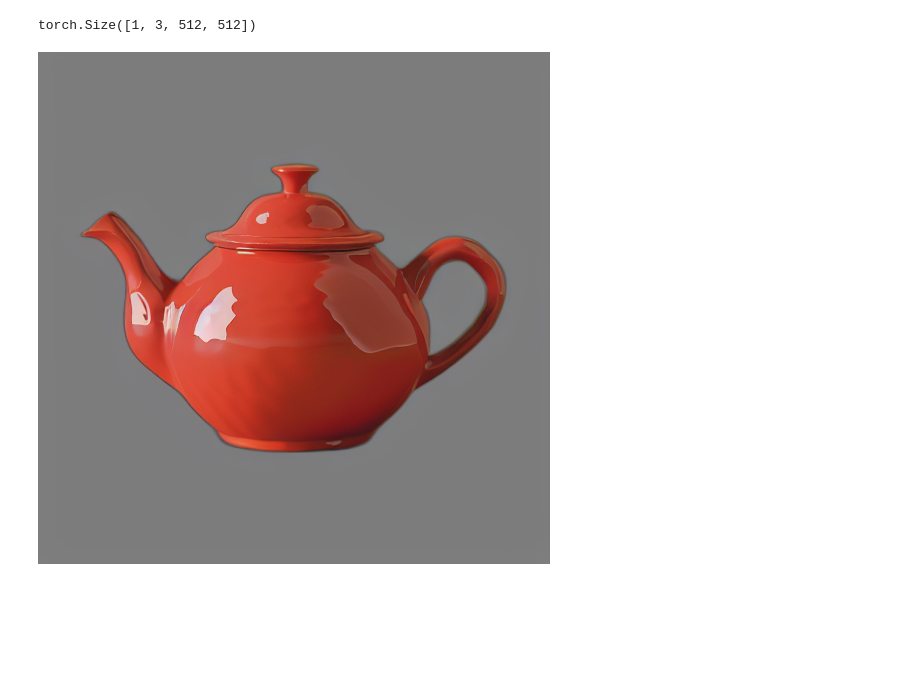
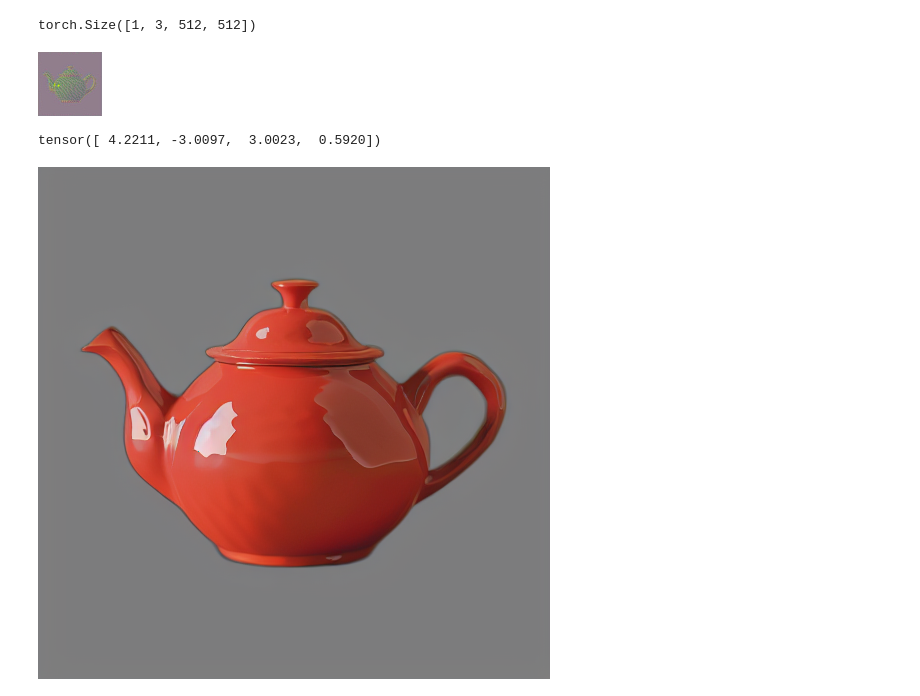
Before and after one commit to Youlixiya/instruct_tri2tri, a Jupyter notebook: test.ipynb, the cells around one changed output. Saved outputs shown, nothing was run; the diff lists cells and outputs as text; code cells hidden in the pictures; blank space fills up the shorter version.

```diff
--- a/test.ipynb
+++ b/test.ipynb
@@ -368,6 +368,7 @@ data[0]
  'url': 'https://i.pinimg.com/236x/d4/7d/4a/d47d4a43aeedae07fdac54f72e28cc71--flower-paintings-art-paintings.jpg'}
 # %%
 from PIL import Image
+import torch
 from instruct_tri2tri.tsr.utils import (
     BaseModule,
     ImagePreprocessor,
@@ -376,7 +377,7 @@ from instruct_tri2tri.tsr.utils import (
     scale_tensor,
 )
 image_preprocessor = ImagePreprocessor()
-image = Image.open('examples/teapot.png').resize((512, 512))
+image = Image.open('1.jpg').resize((512, 512))
 latent_image_tokenizer_cls = "tsr.models.tokenizers.latentimage.DINOLatentImageTokenizer"
 latent_image_tokenizer = {}
 latent_image_tokenizer = find_class(latent_image_tokenizer_cls)(latent_image_tokenizer)
@@ -396,6 +397,17 @@ with torch.no_grad():
     encode_out = latent_image_tokenizer.vae.encode(image_preprocessor([image], 512).permute(0, 3, 1, 2) * 2 - 1)
     decode_out = latent_image_tokenizer.vae.decode(encode_out.latent_dist.mode(), return_dict=False)[0]
     re_image = postprocess(decode_out)
+# %%
+latent_image = encode_out.latent_dist.mode()
+latent_image_norm = (latent_image - latent_image.min()) / (latent_image.max() - latent_image.min())
+latent_image_pil = Image.fromarray((latent_image_norm[0].permute(1, 2, 0)[..., :3] * 255).cpu().detach().numpy().astype(np.uint8))
+latent_image_pil
+# %% [output]
+[figure, added]
+# %%
+latent_image[0, :, 0, 4]
+# %% [output]
+tensor([ 4.2211, -3.0097,  3.0023,  0.5920])
 # %%
 re_image
 # %% [output]
```
Also changed, not shown: parts of 1 cell of this notebook, 2 other files.
